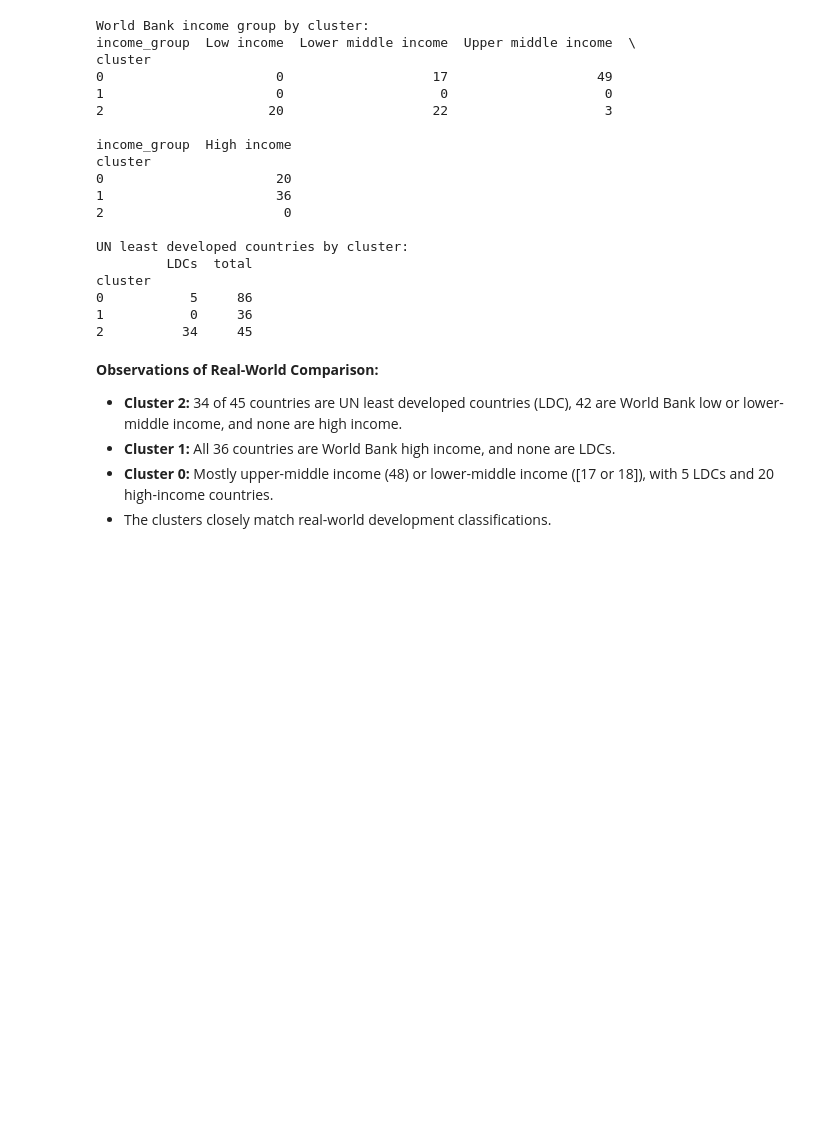
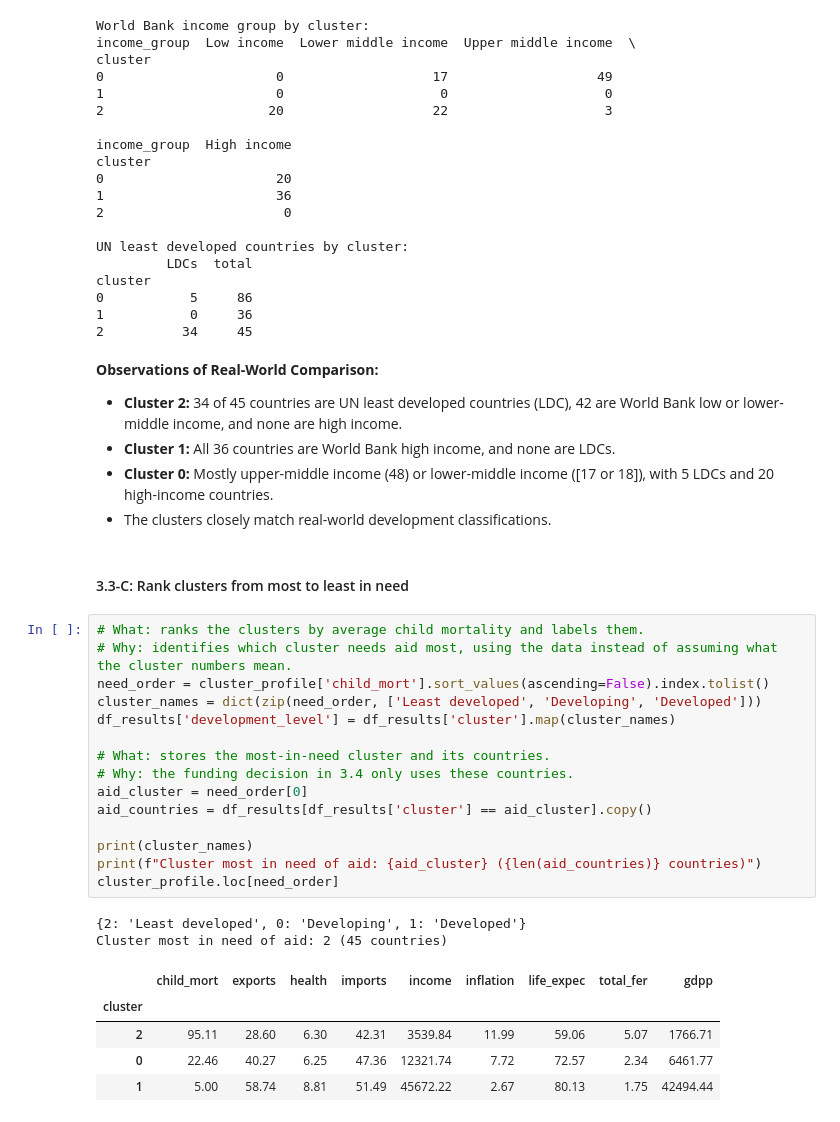
Before and after one commit to AnikaViado/UML_ASG1, a Jupyter notebook: Asg01_Group08_AnikaViado_TroyDelaRosa_VanceCastro_BenThompson.ipynb, the cells around one changed output. Cells and saved outputs as stored; diff of their text form; blank space fills up the shorter version.

Commit message:
Add 3.3C rank clusters

```diff
--- a/Asg01_Group08_AnikaViado_TroyDelaRosa_VanceCastro_BenThompson.ipynb
+++ b/Asg01_Group08_AnikaViado_TroyDelaRosa_VanceCastro_BenThompson.ipynb
@@ -472,3 +472,28 @@ cluster
 - **Cluster 1:** All 36 countries are World Bank high income, and none are LDCs.
 - **Cluster 0:** Mostly upper-middle income (48) or lower-middle income ([17 or 18]), with 5 LDCs and 20 high-income countries.
 - The clusters closely match real-world development classifications.
+# %% [markdown]
+#### 3.3-C: Rank clusters from most to least in need
+# %%
+# What: ranks the clusters by average child mortality and labels them.
+# Why: identifies which cluster needs aid most, using the data instead of assuming what the cluster numbers mean.
+need_order = cluster_profile['child_mort'].sort_values(ascending=False).index.tolist()
+cluster_names = dict(zip(need_order, ['Least developed', 'Developing', 'Developed']))
+df_results['development_level'] = df_results['cluster'].map(cluster_names)
+
+# What: stores the most-in-need cluster and its countries.
+# Why: the funding decision in 3.4 only uses these countries.
+aid_cluster = need_order[0]
+aid_countries = df_results[df_results['cluster'] == aid_cluster].copy()
+
+print(cluster_names)
+print(f"Cluster most in need of aid: {aid_cluster} ({len(aid_countries)} countries)")
+cluster_profile.loc[need_order]
+# %% [output]
+{2: 'Least developed', 0: 'Developing', 1: 'Developed'}
+Cluster most in need of aid: 2 (45 countries)
+|  | child_mort | exports | health | imports | income | inflation | life_expec | total_fer | gdpp |
+| cluster |  |  |  |  |  |  |  |  |  |
+| 2 | 95.11 | 28.60 | 6.30 | 42.31 | 3539.84 | 11.99 | 59.06 | 5.07 | 1766.71 |
+| 0 | 22.46 | 40.27 | 6.25 | 47.36 | 12321.74 | 7.72 | 72.57 | 2.34 | 6461.77 |
+| 1 | 5.00 | 58.74 | 8.81 | 51.49 | 45672.22 | 2.67 | 80.13 | 1.75 | 42494.44 |
```
